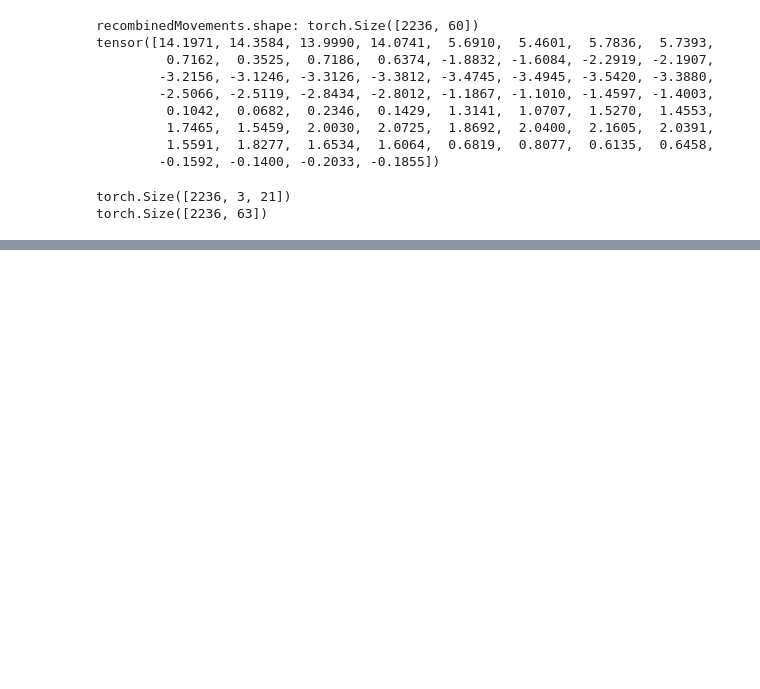
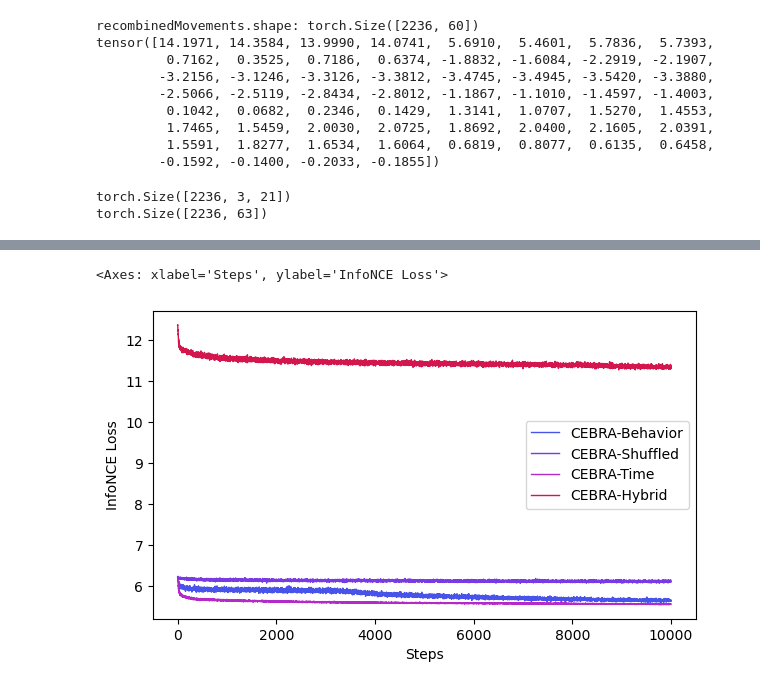
Before and after one commit to lhtPeking/CEBRA, a Jupyter notebook: DR_withoutV.ipynb, the cells around one changed output, grey strips where cells are left out. Saved outputs shown, nothing was run; the diff lists cells and outputs as text; code cells hidden in the pictures; blank space fills up the shorter version.

```diff
--- a/DR_withoutV.ipynb
+++ b/DR_withoutV.ipynb
@@ -237,0 +228,7 @@ tensor([True, True, True,  ..., True, True, True])
+# %%
+labels = ["CEBRA-Behavior", "CEBRA-Shuffled", "CEBRA-Time", "CEBRA-Hybrid"]
+
+cebra.compare_models([cebra_dr_both_behavior, cebra_dr_both_time_behavior_shuffle, cebra_dr_both_time, cebra_dr_both_time_behavior], labels)
+# %% [output]
+<Axes: xlabel='Steps', ylabel='InfoNCE Loss'>
+[figure, added]
```
Also changed, not shown: parts of 2 cells of this notebook.
